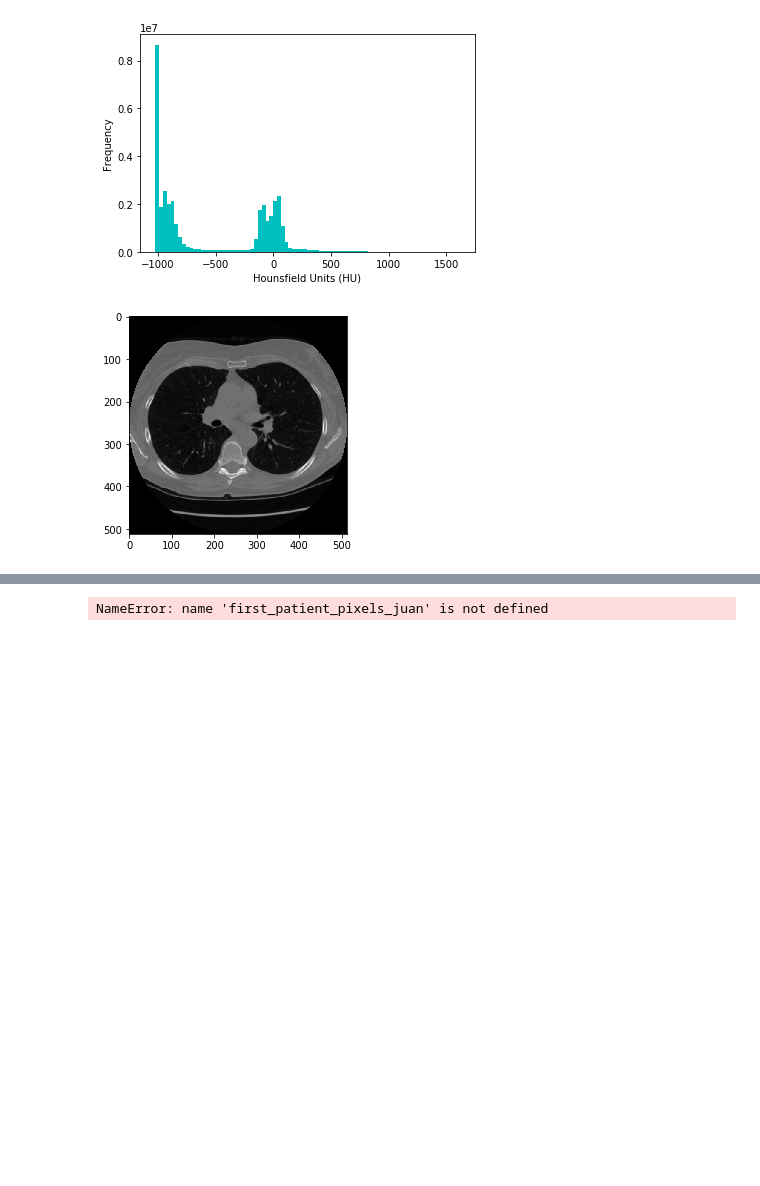
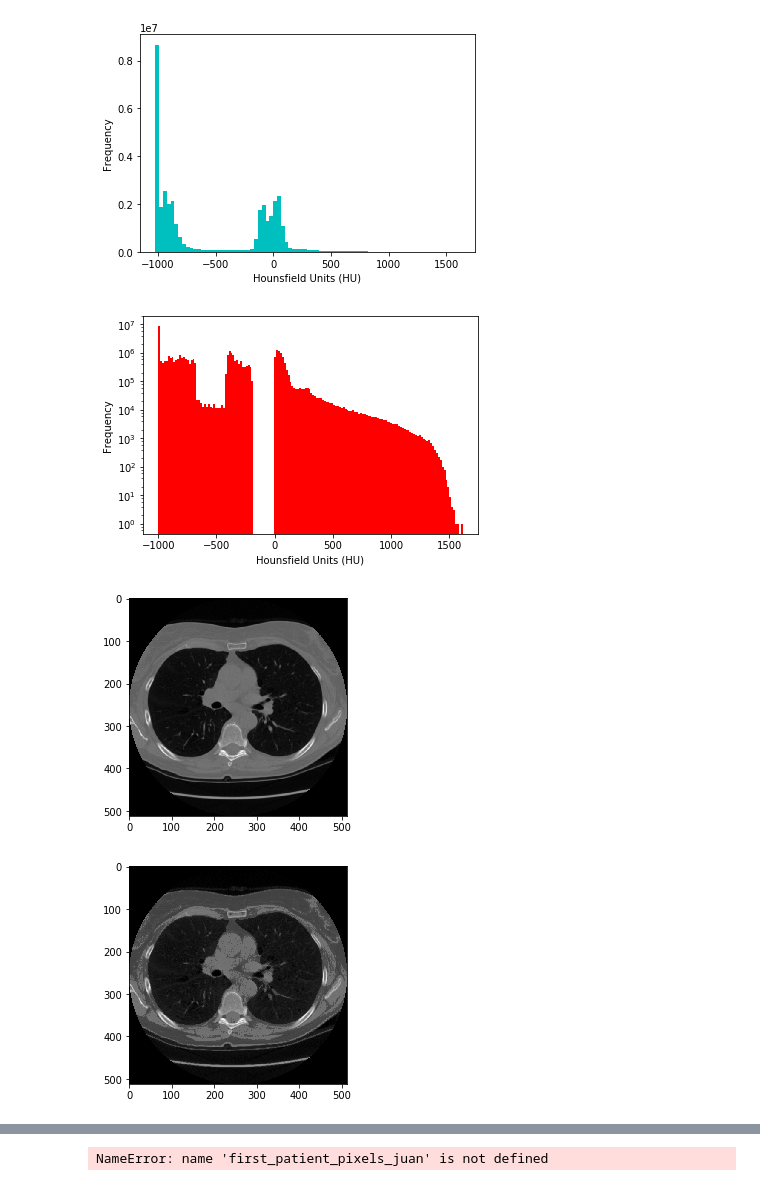
Before and after one commit to clubmliimas/cancer, a Jupyter notebook: notebooks/Cura_Cancer_1.ipynb, the cells around one changed output, grey strips where cells are left out. Drawn from its saved outputs; the diff is of its cells as text; code cells hidden in the pictures; blank space fills up the shorter version.

Commit message:
Juan not quite working

```diff
--- a/notebooks/Cura_Cancer_1.ipynb
+++ b/notebooks/Cura_Cancer_1.ipynb
@@ -85,15 +92,17 @@ Created on Tue Mar  7 12:33:50 2017
 """
 
 import naturalCubicSpline as spline
+import numericalIntegral
 
-sample = (0, 1)
-functionValues = (0, 1)
+sample = (-1000, -701,-600,-500,-400,-299,100, 3000,5000)
+evaluationPoints = numericalIntegral.evaluationPoint(sample,0.5)
+functionValues = (-1000,-701,-700,-500,-300,-299,100,3000, 5000)
 derivatives = spline.Derivatives(sample, functionValues)
 coeficientsList = []
 
 x = 0.0 #Valor a Calcular
-
-for x in sample:
+print(evaluationPoints)
+for x in evaluationPoints:
     closest = spline.closestIntervalIndex(x, sample)
     x_j = sample[closest]
     x_j_1 = sample[closest + 1]
@@ -103,6 +112,8 @@ for x in sample:
     f_2_x_j_1 = derivatives[closest + 1]
     coeficients = spline.cubicPolynomialCoeficients(x_j, x_j_1, f_x_j, f_x_j_1, f_2_x_j, f_2_x_j_1)
     coeficientsList.append(coeficients)
+
+print(coeficientsList)
 
 #salida = spline.polynomialFromCoeficients(x, coeficientsList[spline.closestIntervalIndex])
 
@@ -119,11 +130,26 @@ def g(x):
 #def g(x):
 #    return spline.naturalCubicSpline(x, sample, functionSample,derivatives)
     #return 1
+values_juan={}
+for i in range(-1000,3001):
+    values_juan[i]=g(i)
+
+
+
+def g_(i):
+    if i <-1000:
+        i=-1000
+    if i>0:
+        return i
+    return values_juan[i]
 
 def get_pixels_juan(slices):
-    vfunc = np.vectorize(g)
+    vfunc = np.vectorize(g_)
     slices=vfunc(slices)
     return slices
+
+
+
 
 #b = np.array([[8,1,7], [4,3,9], [5,2,6]])
 #vecfun = np.vectorize(g)
@@ -132,20 +178,27 @@ def get_pixels_juan(slices):
 # %%
 first_patient = load_scan(INPUT_FOLDER + patients[0])
 first_patient_pixels = get_pixels_hu(first_patient)
 plt.hist(first_patient_pixels.flatten(), bins=80, color='c')
 plt.xlabel("Hounsfield Units (HU)")
 plt.ylabel("Frequency")
 plt.show()
 
+first_patient_pixels_juan = get_pixels_juan(first_patient_pixels)
+plt.hist(first_patient_pixels_juan.flatten(), bins=160, color='r',log=True )
+plt.xlabel("Hounsfield Units (HU)")
+plt.ylabel("Frequency")
+plt.show()
 
 # Show some slice in the middle
 plt.imshow(first_patient_pixels[80], cmap=plt.cm.gray)
 plt.show()
 
 # Show juan transformation
 first_patient_pixels_juan = get_pixels_juan(first_patient_pixels)
 plt.imshow(first_patient_pixels_juan[80], cmap=plt.cm.gray)
 plt.show()
 # %% [output]
 [figure]
-[figure, old version]
+[figure, new version]
+[figure, added]
+[figure, added]
```
Also changed, not shown: parts of 6 cells of this notebook, 1 other file.
